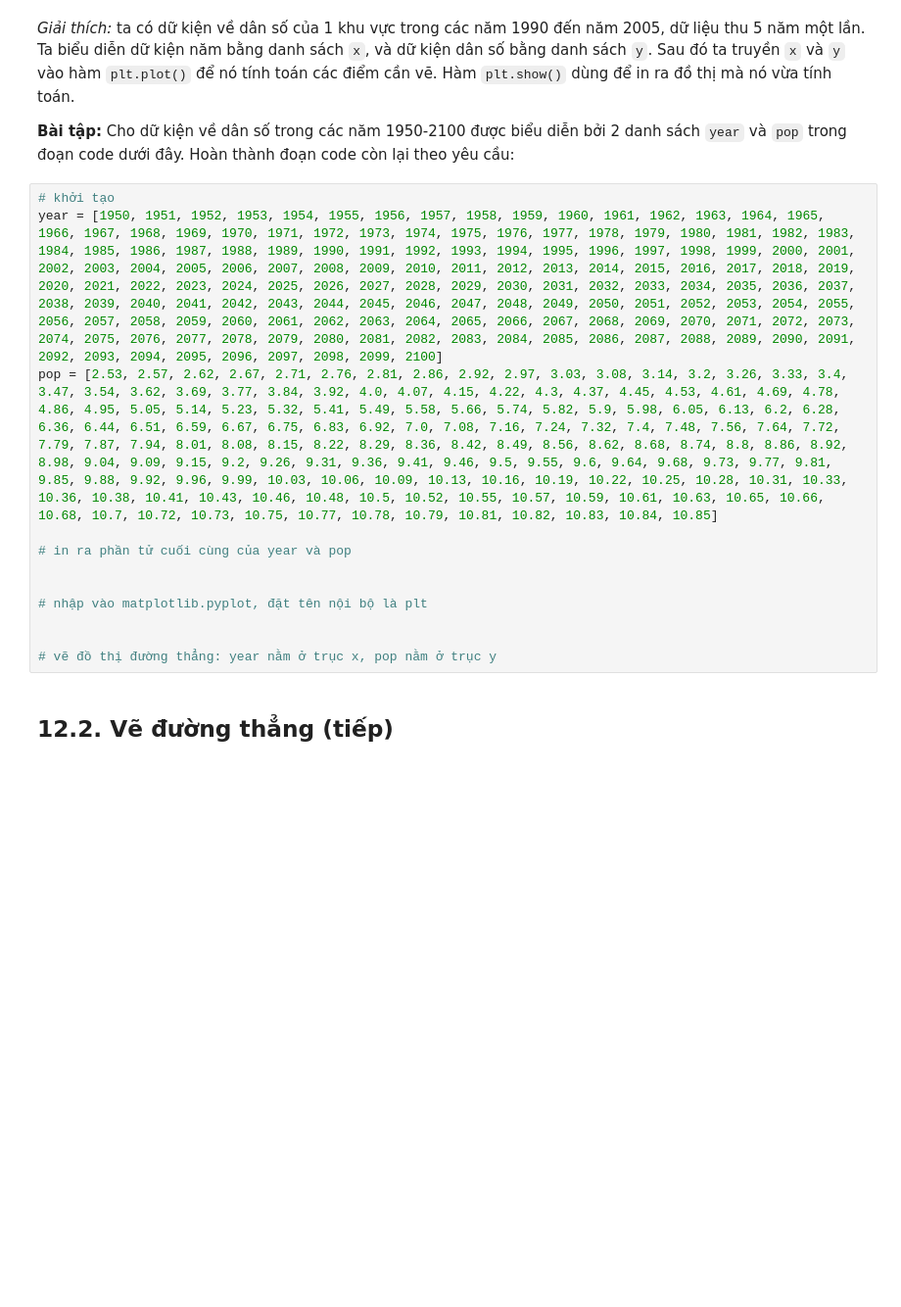
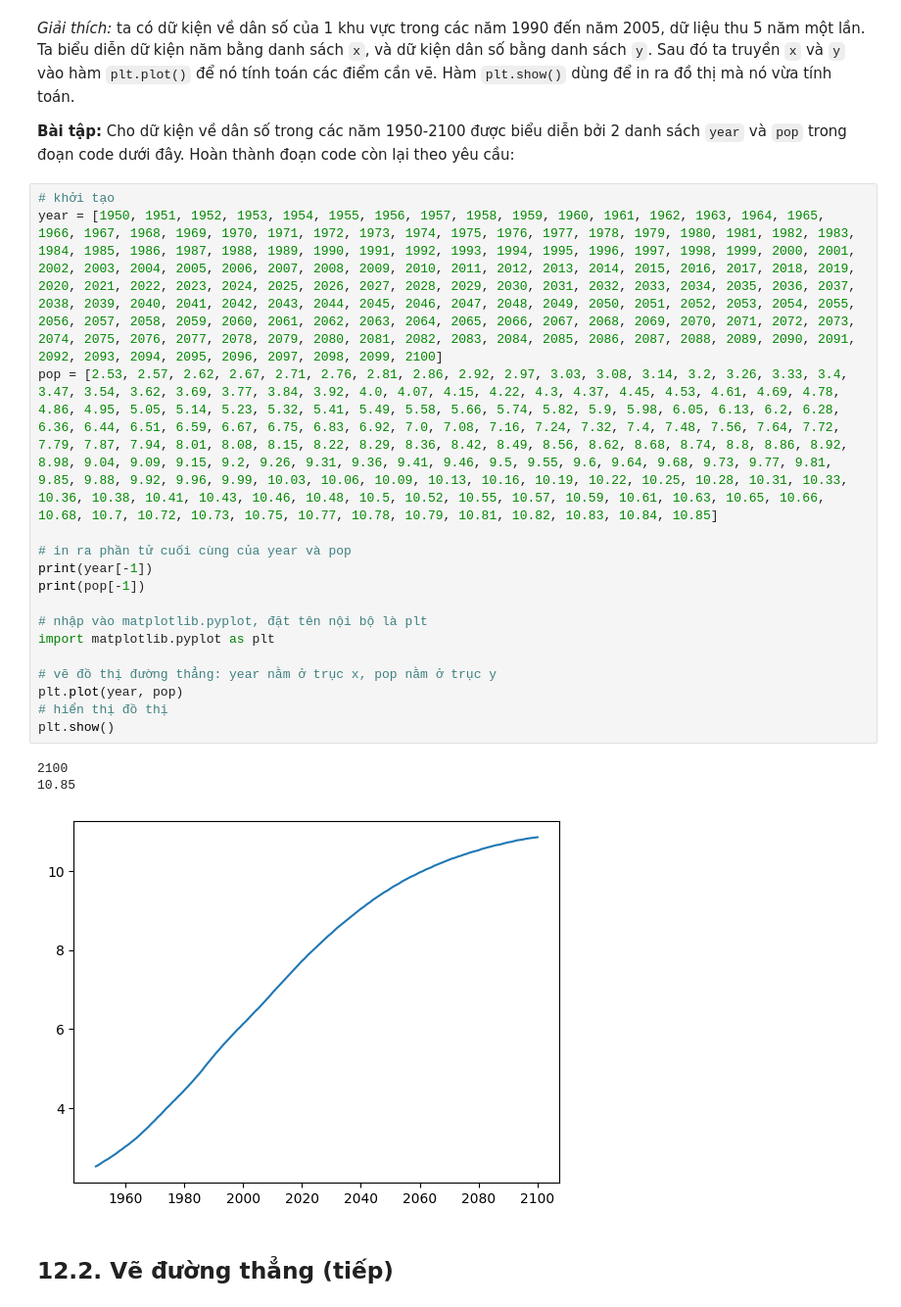
Before and after one commit to tano-dev/Pattern-Recognition-and-Machine-Learning, a Jupyter notebook: Week 1/01_baitap.ipynb, the cells around one changed output. Shown at 98% size. Saved outputs shown, nothing was run; the diff lists cells and outputs as text; blank space fills up the shorter version.

```diff
--- a/Week 1/01_baitap.ipynb
+++ b/Week 1/01_baitap.ipynb
@@ -1577,15 +1670,23 @@ plt.show()
 # %%
 # khởi tạo
 year = [1950, 1951, 1952, 1953, 1954, 1955, 1956, 1957, 1958, 1959, 1960, 1961, 1962, 1963, 1964, 1965, 1966, 1967, 1968, 1969, 1970, 1971, 1972, 1973, 1974, 1975, 1976, 1977, 1978, 1979, 1980, 1981, 1982, 1983, 1984, 1985, 1986, 1987, 1988, 1989, 1990, 1991, 1992, 1993, 1994, 1995, 1996, 1997, 1998, 1999, 2000, 2001, 2002, 2003, 2004, 2005, 2006, 2007, 2008, 2009, 2010, 2011, 2012, 2013, 2014, 2015, 2016, 2017, 2018, 2019, 2020, 2021, 2022, 2023, 2024, 2025, 2026, 2027, 2028, 2029, 2030, 2031, 2032, 2033, 2034, 2035, 2036, 2037, 2038, 2039, 2040, 2041, 2042, 2043, 2044, 2045, 2046, 2047, 2048, 2049, 2050, 2051, 2052, 2053, 2054, 2055, 2056, 2057, 2058, 2059, 2060, 2061, 2062, 2063, 2064, 2065, 2066, 2067, 2068, 2069, 2070, 2071, 2072, 2073, 2074, 2075, 2076, 2077, 2078, 2079, 2080, 2081, 2082, 2083, 2084, 2085, 2086, 2087, 2088, 2089, 2090, 2091, 2092, 2093, 2094, 2095, 2096, 2097, 2098, 2099, 2100]
 pop = [2.53, 2.57, 2.62, 2.67, 2.71, 2.76, 2.81, 2.86, 2.92, 2.97, 3.03, 3.08, 3.14, 3.2, 3.26, 3.33, 3.4, 3.47, 3.54, 3.62, 3.69, 3.77, 3.84, 3.92, 4.0, 4.07, 4.15, 4.22, 4.3, 4.37, 4.45, 4.53, 4.61, 4.69, 4.78, 4.86, 4.95, 5.05, 5.14, 5.23, 5.32, 5.41, 5.49, 5.58, 5.66, 5.74, 5.82, 5.9, 5.98, 6.05, 6.13, 6.2, 6.28, 6.36, 6.44, 6.51, 6.59, 6.67, 6.75, 6.83, 6.92, 7.0, 7.08, 7.16, 7.24, 7.32, 7.4, 7.48, 7.56, 7.64, 7.72, 7.79, 7.87, 7.94, 8.01, 8.08, 8.15, 8.22, 8.29, 8.36, 8.42, 8.49, 8.56, 8.62, 8.68, 8.74, 8.8, 8.86, 8.92, 8.98, 9.04, 9.09, 9.15, 9.2, 9.26, 9.31, 9.36, 9.41, 9.46, 9.5, 9.55, 9.6, 9.64, 9.68, 9.73, 9.77, 9.81, 9.85, 9.88, 9.92, 9.96, 9.99, 10.03, 10.06, 10.09, 10.13, 10.16, 10.19, 10.22, 10.25, 10.28, 10.31, 10.33, 10.36, 10.38, 10.41, 10.43, 10.46, 10.48, 10.5, 10.52, 10.55, 10.57, 10.59, 10.61, 10.63, 10.65, 10.66, 10.68, 10.7, 10.72, 10.73, 10.75, 10.77, 10.78, 10.79, 10.81, 10.82, 10.83, 10.84, 10.85]
 
 # in ra phần tử cuối cùng của year và pop
-
+print(year[-1])
+print(pop[-1])
 
 # nhập vào matplotlib.pyplot, đặt tên nội bộ là plt
-
+import matplotlib.pyplot as plt
 
 # vẽ đồ thị đường thẳng: year nằm ở trục x, pop nằm ở trục y
+plt.plot(year, pop)
+# hiển thị đồ thị
+plt.show()
+# %% [output]
+2100
+10.85
+[figure, added]
 # %% [markdown]
 ## 12.2. Vẽ đường thẳng (tiếp)
 # %% [markdown]
```
Also changed, not shown: parts of 42 cells of this notebook.
